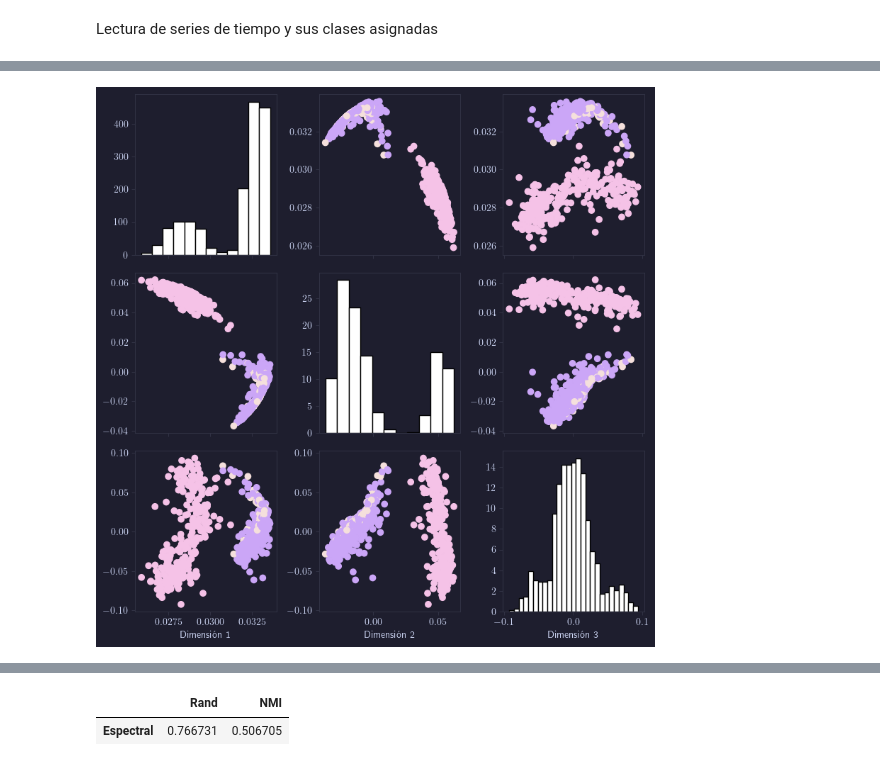
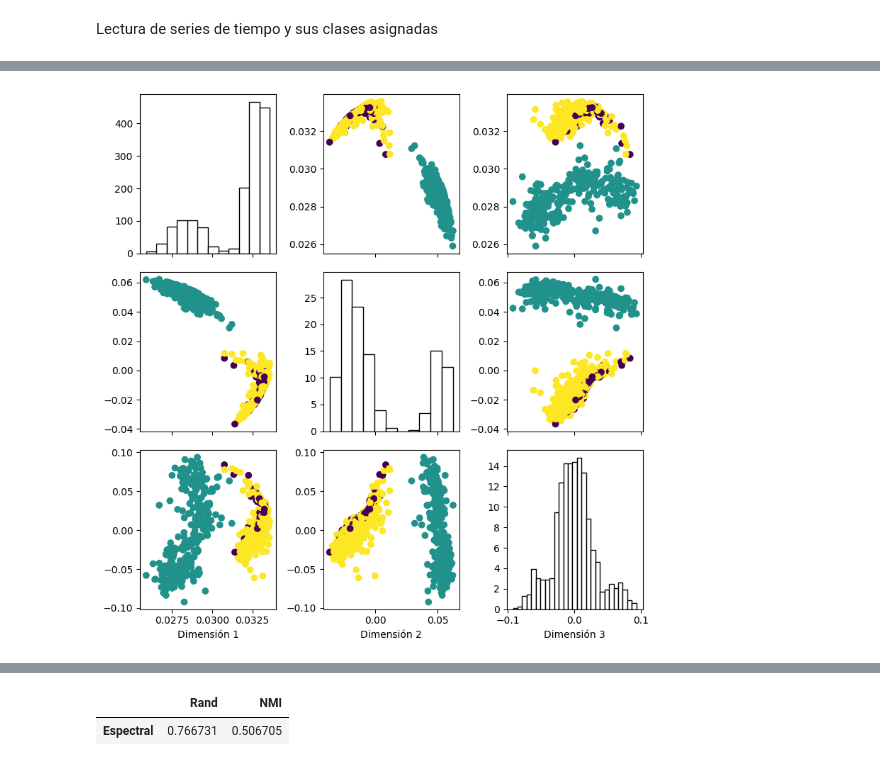
Before and after one commit to FedeSS99/Proyecto-MCE-Ciencia-de-Datos, a Jupyter notebook: code/ClusterDescEspectral.ipynb, the cells around one changed output, grey strips where cells are left out. Drawn from its saved outputs; the diff is of its cells as text; code cells hidden in the pictures.

```diff
--- a/code/ClusterDescEspectral.ipynb
+++ b/code/ClusterDescEspectral.ipynb
@@ -6,19 +6,13 @@ Carga de librerías
 # %%
 import numpy as np
 import matplotlib.pyplot as plt
-import matplotlib as mpl
-import mplcatppuccin
 
 from sklearn.cluster import KMeans
 from collections import Counter
 
 from Rutinas_SpecDec import ClustTimeSD
-from Metricas_Clusters import GetMetricsClustering, group_colors, mocha_cmap
-
-mpl.style.use("mocha")
-plt.rcParams.update({
-    "text.usetex": True
-})
+from KernelKMeans import KernelKMeans
+from Metricas_Clusters import GetMetricsClustering, group_colors
 # %% [markdown]
 Lectura de series de tiempo y sus clases asignadas
 # %%
@@ -46,17 +40,17 @@ Max iterations reached with G=(0.3662429890027752+0j)
 # %%
 K = ClustSpectral.OptimalNumClusters
 OptimalQ = ClustSpectral.FoundQ
 
 Figure_Spec1, Subplots_Spec1 = plt.subplots(nrows = K, ncols = K, sharex = "col", figsize = (8, 8))
 
 for n in range(K):
     Subplots_Spec1[n,n].hist(OptimalQ[:,n], facecolor = "white", edgecolor = "black", density = True, bins = "auto")
     for m in range(K):
         if n != m:
-            Subplots_Spec1[n,m].scatter(OptimalQ[:,m], OptimalQ[:,n], c = class_series, cmap = mocha_cmap)
+            Subplots_Spec1[n,m].scatter(OptimalQ[:,m], OptimalQ[:,n], c = class_series)
     Subplots_Spec1[2,n].set_xlabel(f"Dimensión {n + 1}")
 
 Figure_Spec1.tight_layout()
 # %% [output]
-[figure, old version]
+[figure, new version]
 # %%
```
Also changed, not shown: parts of 6 cells of this notebook, 4 other files.
